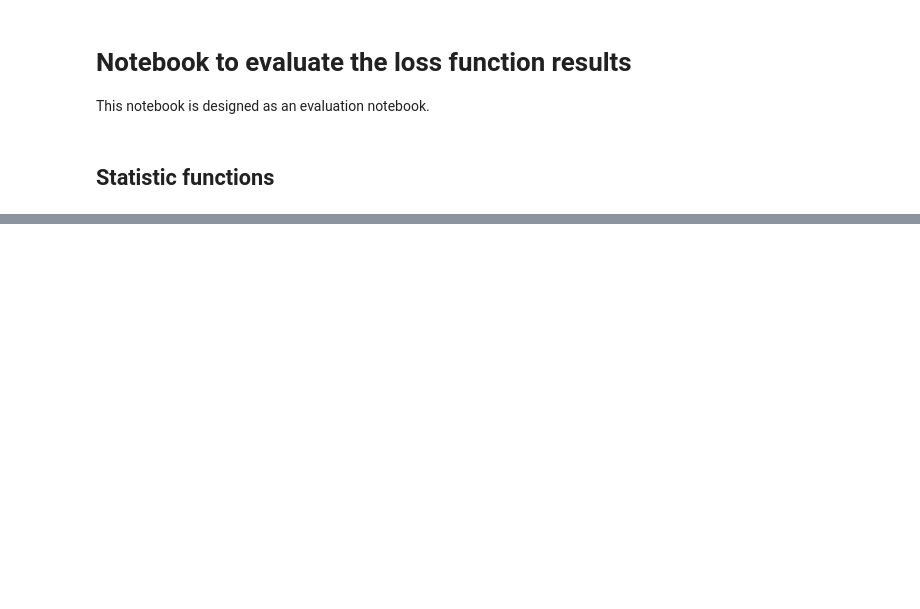
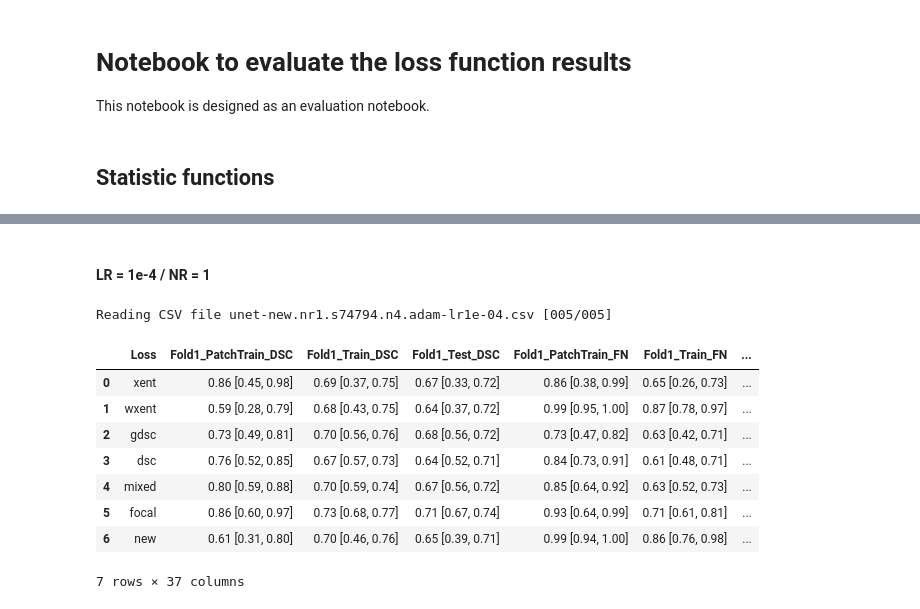
Before and after one commit to marianocabezas/rethinking_dsc, a Jupyter notebook: metrics_loss.ipynb, the cells around one changed output, grey strips where cells are left out. Cells and saved outputs as stored; diff of their text form; code cells hidden in the pictures; blank space fills up the shorter version.

```diff
--- a/metrics_loss.ipynb
+++ b/metrics_loss.ipynb
@@ -605,0 +677,23 @@ save_band_analysis(wmh_path, wmh_dicts)
+# %% [markdown]
+#### LR = 1e-4 / NR = 1
+# %%
+wmh_path = '/media/dgx/data/DiceProject/wmh/'
+wmh_outpath = '/home/mariano/data/Loss/wmh/lr4nr1/'
+lr_tag = '1e-04'
+rate_tag = 'nr1'
+wmh_dicts = get_all_dicts(wmh_path)
+# %% [output]
+Reading CSV file unet-new.nr1.s74794.n4.adam-lr1e-04.csv [005/005]
+# %%
+wmh_vector, wmh_latex = get_table_vector(wmh_dicts, loss_tags, names)
+pd.DataFrame(wmh_vector, columns=panda_header)
+# %% [output]
+|  | Loss | Fold1_PatchTrain_DSC | Fold1_Train_DSC | Fold1_Test_DSC | Fold1_PatchTrain_FN | Fold1_Train_FN | ... |
+| 0 | xent | 0.86 [0.45, 0.98] | 0.69 [0.37, 0.75] | 0.67 [0.33, 0.72] | 0.86 [0.38, 0.99] | 0.65 [0.26, 0.73] | ... |
+| 1 | wxent | 0.59 [0.28, 0.79] | 0.68 [0.43, 0.75] | 0.64 [0.37, 0.72] | 0.99 [0.95, 1.00] | 0.87 [0.78, 0.97] | ... |
+| 2 | gdsc | 0.73 [0.49, 0.81] | 0.70 [0.56, 0.76] | 0.68 [0.56, 0.72] | 0.73 [0.47, 0.82] | 0.63 [0.42, 0.71] | ... |
+| 3 | dsc | 0.76 [0.52, 0.85] | 0.67 [0.57, 0.73] | 0.64 [0.52, 0.71] | 0.84 [0.73, 0.91] | 0.61 [0.48, 0.71] | ... |
+| 4 | mixed | 0.80 [0.59, 0.88] | 0.70 [0.59, 0.74] | 0.67 [0.56, 0.72] | 0.85 [0.64, 0.92] | 0.63 [0.52, 0.73] | ... |
+| 5 | focal | 0.86 [0.60, 0.97] | 0.73 [0.68, 0.77] | 0.71 [0.67, 0.74] | 0.93 [0.64, 0.99] | 0.71 [0.61, 0.81] | ... |
+| 6 | new | 0.61 [0.31, 0.80] | 0.70 [0.46, 0.76] | 0.65 [0.39, 0.71] | 0.99 [0.94, 1.00] | 0.86 [0.76, 0.98] | ... |
+7 rows × 37 columns
```
Also changed, not shown: parts of 44 cells of this notebook.
